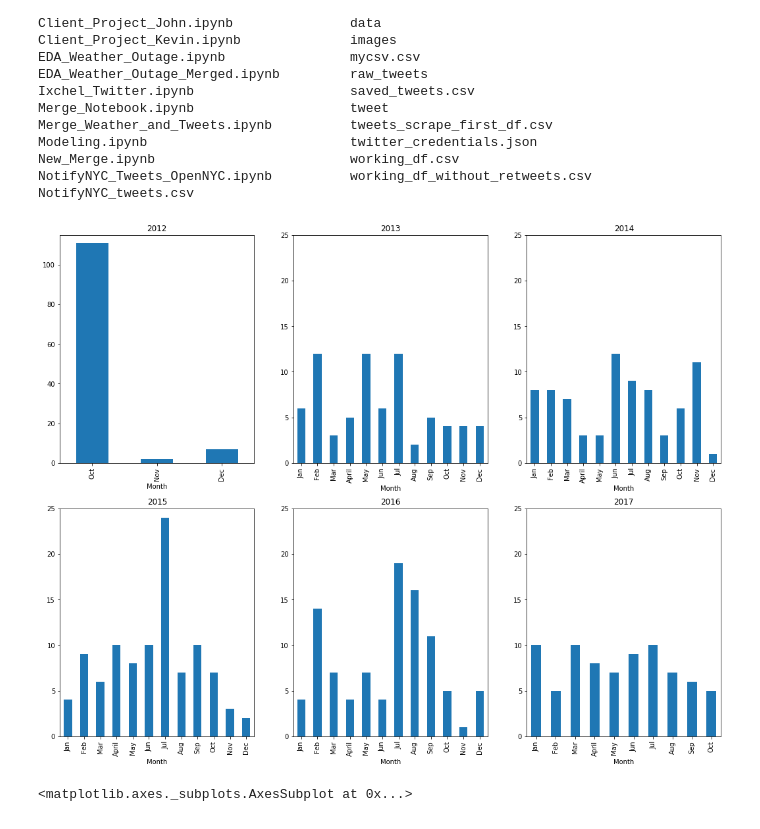
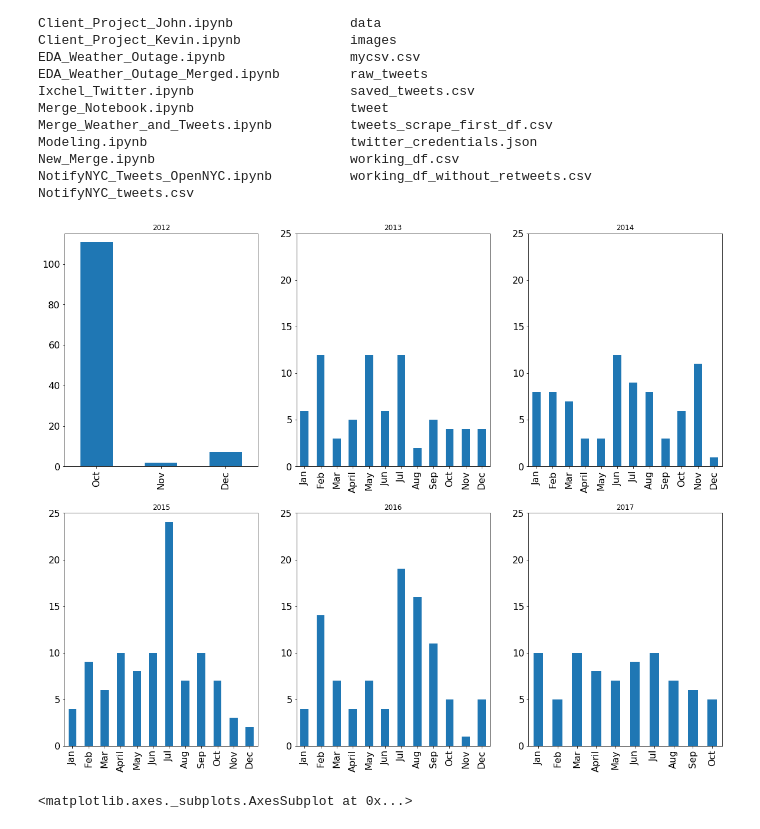
Before and after one commit to iceberg425/Client_Project, a Jupyter notebook: EDA_Weather_Outage_Merged.ipynb, the cells around one changed output. Cells and saved outputs as stored; diff of their text form; code cells hidden in the pictures.

```diff
--- a/EDA_Weather_Outage_Merged.ipynb
+++ b/EDA_Weather_Outage_Merged.ipynb
@@ -523,7 +523,7 @@ NotifyNYC_tweets.csv
 fig, ax = plt.subplots(
     nrows = 2,
     ncols = 3,
-    figsize = (18, 14)
+    figsize = (20, 16)
 
 
 )
@@ -535,6 +535,7 @@ for i in range(3):
     df_years[i].groupby(df_years[i].index.month).count()['outage'].plot(kind = 'bar',
                                                                         ylim = (0, 25),
                                                                         ax = ax[0][counter],
+                                                                        fontsize = 16,
                                                                         title = str(df_years[i].index.year.value_counts().index).replace('Int64Index([','').replace("], dtype='int64')", ""))
 
     counter += 1
@@ -543,41 +544,46 @@ df_years[0].groupby(df_years[0].index.month).count()['outage'].plot(
                                                                     kind = 'bar',
                                                                     ylim = (0, 115),
                                                                     ax = ax[0][0],
+                                                                    fontsize = 16,
                                                                     title = str(df_years[0].index.year.value_counts().index).replace('Int64Index([','').replace("], dtype='int64')", ""))
 
 counter = 0
 for i in range(3,6):
     df_years[i].groupby(df_years[i].index.month).count()['outage'].plot(kind = 'bar',
                                                                         ylim = (0, 25),
                                                                         ax = ax[1][counter],
+                                                                        fontsize = 16,
                                                                         title = str(df_years[i].index.year.value_counts().index).replace('Int64Index([','').replace("], dtype='int64')", ""))
     counter += 1
 
 ax[0][0].set_xticklabels(label_2012)
-ax[0][0].set(xlabel ='Month')
+ax[0][0].set(xlabel ='')
+# ax[0][0].set(ylabel = 'Outages')
 
 for x in range(1,3):
     ax[0][x].set_xticklabels(months)
-    ax[0][x].set_xlabel('Month')
+    ax[0][x].set_xlabel('')
+
 
 for x in range(0,3):
     ax[1][x].set_xticklabels(months)
-    ax[1][x].set_xlabel('Month')
+    ax[1][x].set_xlabel('')
+#    ax[1][0].set_ylabel('Outages')
 
-fig.savefig('./images/subplots.png')
+fig.savefig('./images/subplots_2.png')
 # df['temperature_f'].plot(kind = 'hist',
 #                          ax = ax[0],
 #                          title = 'Temperature in Fahrenheit'),
 
 # df['wind_dir_degrees'].plot(kind = 'hist',
 #                          ax = ax[1],
 #                          title = 'Wind Direction (Angle Degrees)');
 
 # df['wind_speed_mph'].plot(kind = 'hist',
 #                          ax = ax[2],
 #                          title = 'Wind Speed in Miles per Hour');
 # %% [output]
-[figure, old version]
+[figure, new version]
 # %%
 grouped_years = []
 for year in range(6):
```
Also changed, not shown: parts of 3 cells of this notebook, 19 other files.
